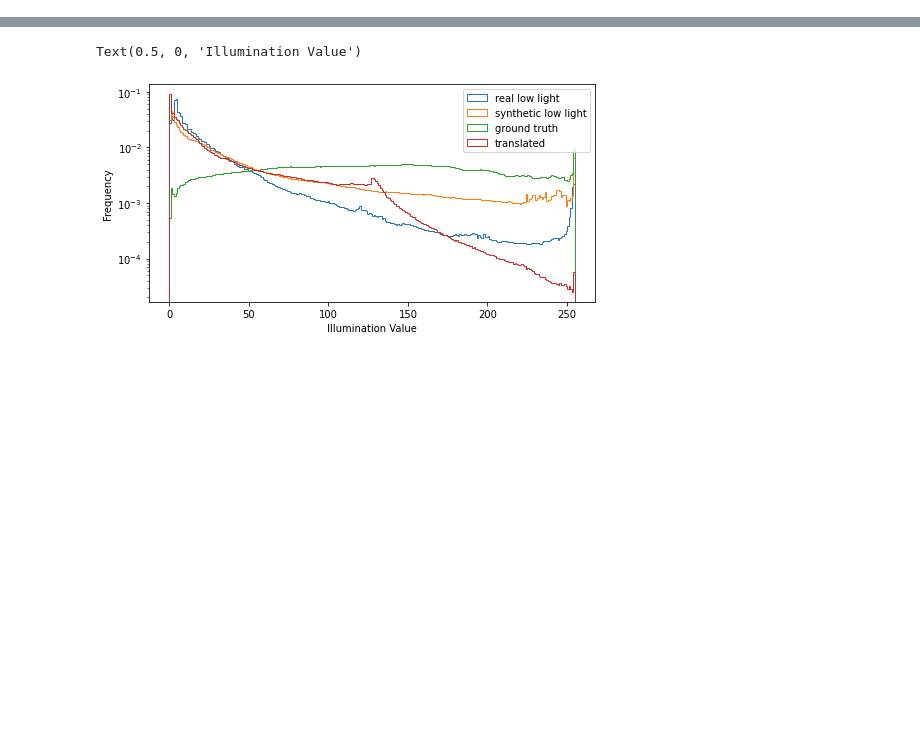
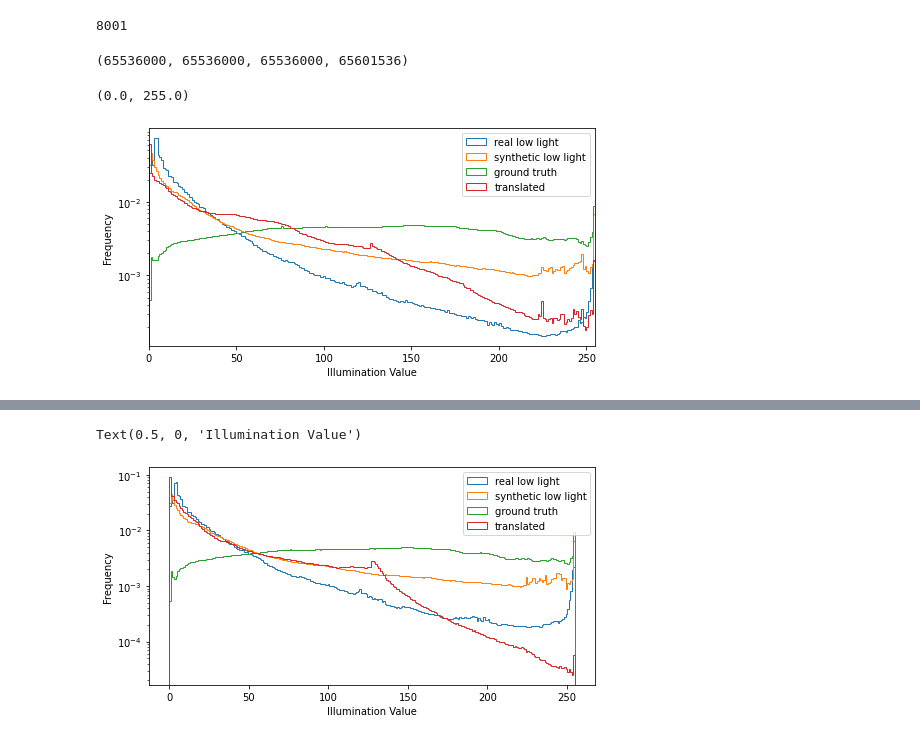
Before and after one commit to shawnchen63/Pytorch-UNet, a Jupyter notebook: EDA.ipynb, the cells around one changed output, grey strips where cells are left out. Cells and saved outputs as stored; diff of their text form; code cells hidden in the pictures; blank space fills up the shorter version.

```diff
--- a/EDA.ipynb
+++ b/EDA.ipynb
@@ -15 +12,5 @@ res_6 = res
+# %%
+len(os.listdir(p_gen))
+# %% [output]
+8001
 # %%
@@ -31,4 +43,17 @@ for index, file in enumerate(os.listdir(p)):
+# %%
+len(res_real),len(res_gt),len(res_syn),len(res_gen)
+# %% [output]
+(65536000, 65536000, 65536000, 65601536)
 # %%
-plt.hist(res_low_light, bins=256, log=True, histtype="step", density=True, label='real low light')
-plt.hist(res_syn_low_light, bins=256, log=True, histtype="step", density=True, label='synthetic low light')
-plt.hist(res_target, bins=256, log=True, histtype="step", density=True, label='ground truth')
+plt.hist(res_real, bins=256, log=True, histtype="step", density=True, label='real low light')
+plt.hist(res_syn, bins=256, log=True, histtype="step", density=True, label='synthetic low light')
+plt.hist(res_gt, bins=256, log=True, histtype="step", density=True, label='ground truth')
+plt.hist(res_gen, bins=256, log=True, histtype="step", density=True, label='translated')
+plt.legend()
+plt.gcf().set_size_inches(8, 4)
+plt.ylabel('Frequency')
+plt.xlabel('Illumination Value')
+plt.xlim([0, 255])
+# %% [output]
+(0.0, 255.0)
+[figure, added]
```
Also changed, not shown: parts of 15 cells of this notebook, 11 other files.
